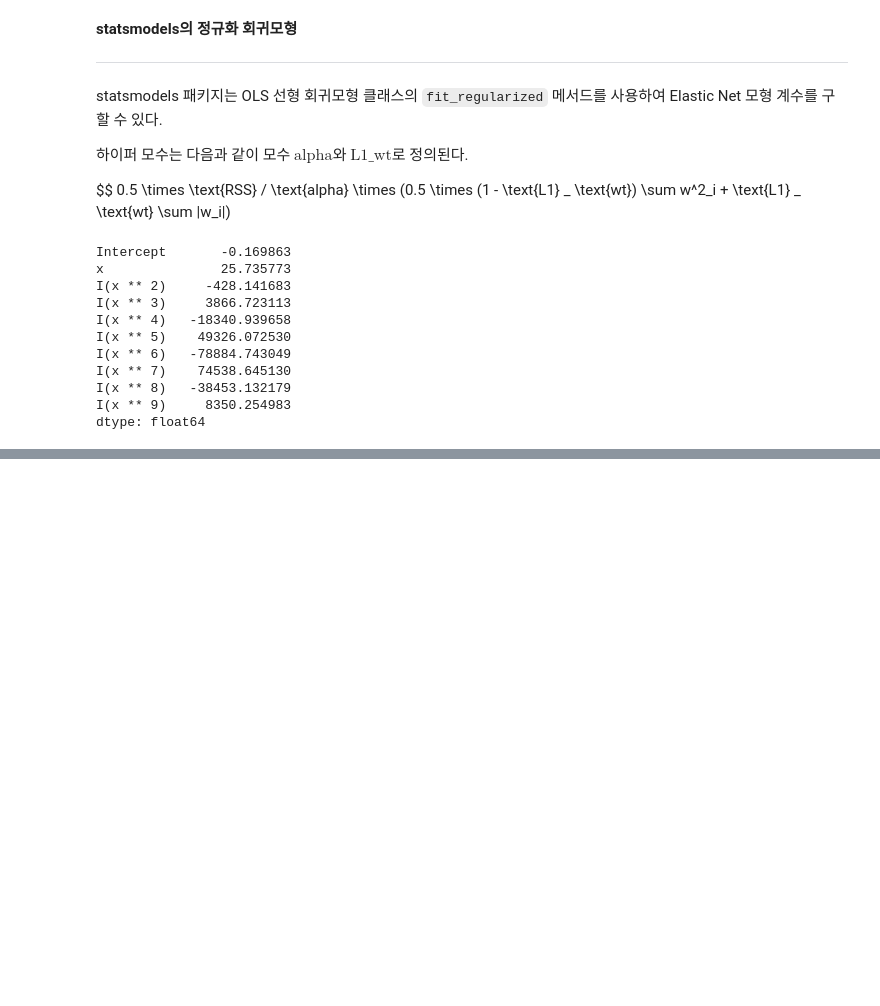
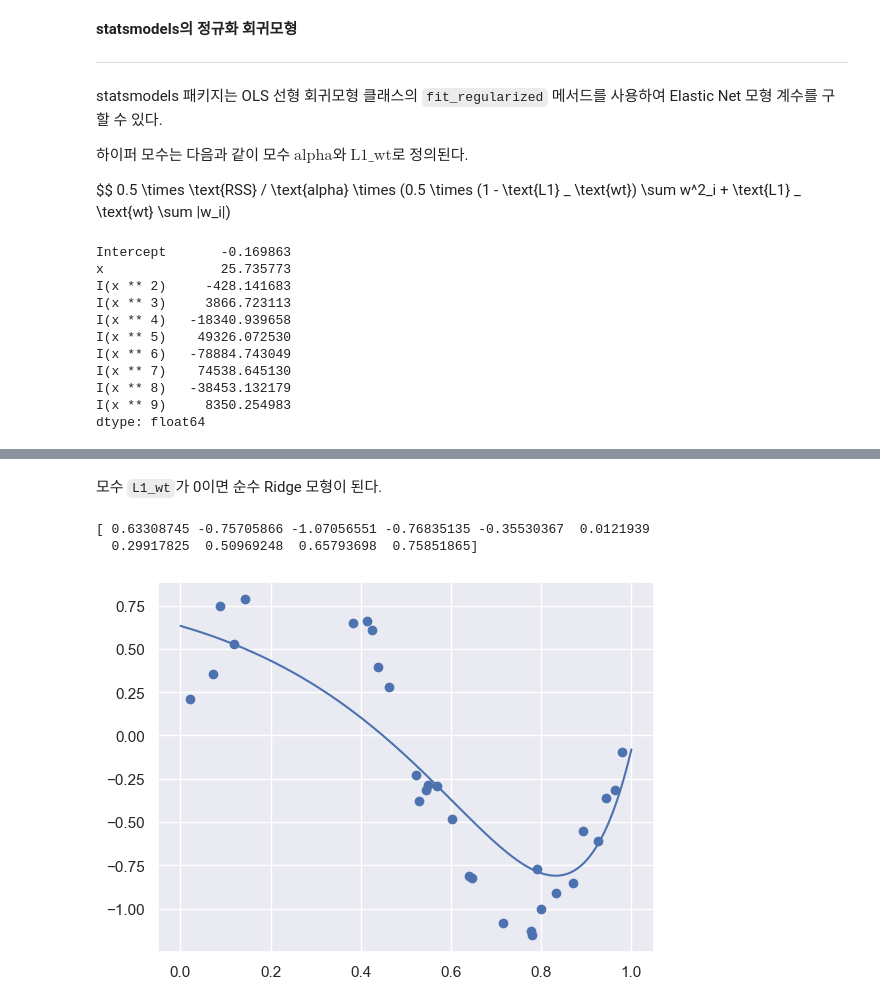
Before and after one commit to jeongbeenson19/dstb, a Jupyter notebook: regularized_lin_reg.ipynb, the cells around one changed output, grey strips where cells are left out. Drawn from its saved outputs; the diff is of its cells as text; code cells hidden in the pictures; blank space fills up the shorter version.

```diff
--- a/regularized_lin_reg.ipynb
+++ b/regularized_lin_reg.ipynb
@@ -118,0 +128,10 @@ dtype: float64
+# %% [markdown]
+모수 `L1_wt`가 0이면 순수 Ridge 모형이 된다.
+# %%
+result2 = model.fit_regularized(alpha=0.01, L1_wt=0)
+print(result2.params)
+plot_statsmodels(result2)
+# %% [output]
+[ 0.63308745 -0.75705866 -1.07056551 -0.76835135 -0.35530367  0.0121939
+  0.29917825  0.50969248  0.65793698  0.75851865]
+[figure, added]
```
Also changed, not shown: parts of 22 cells of this notebook.
